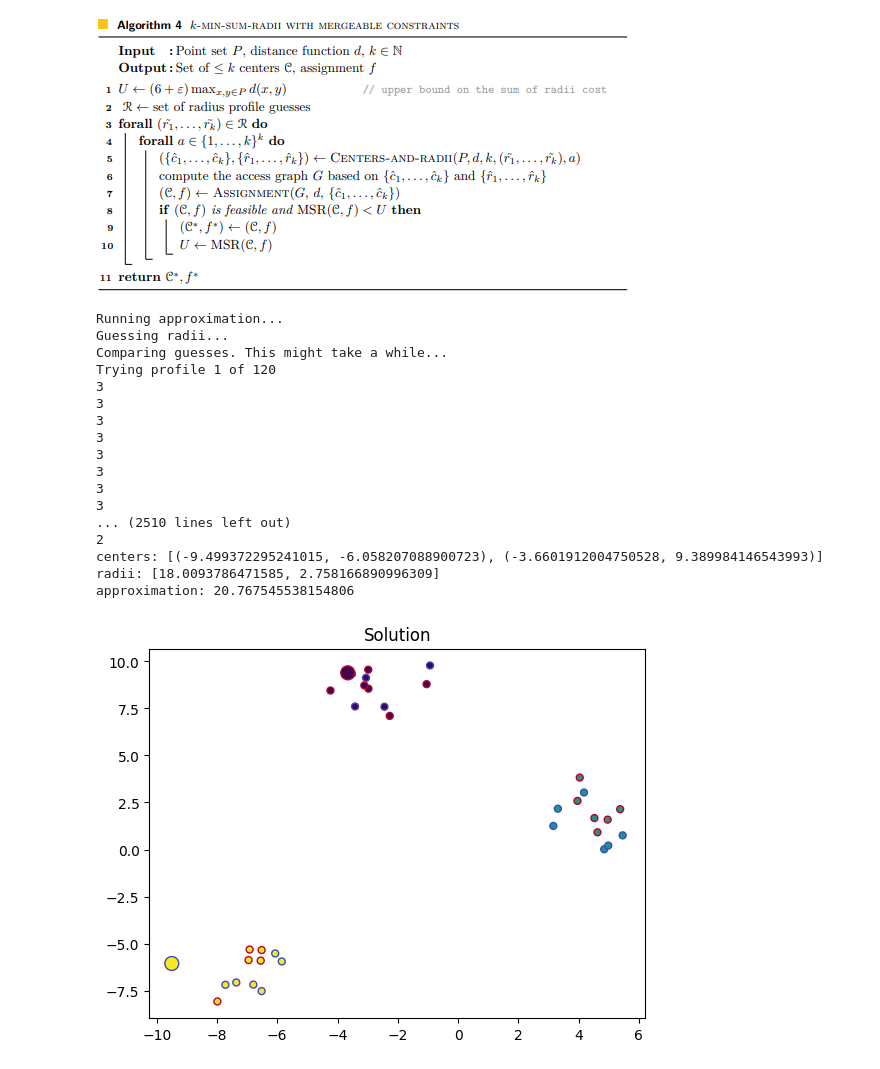
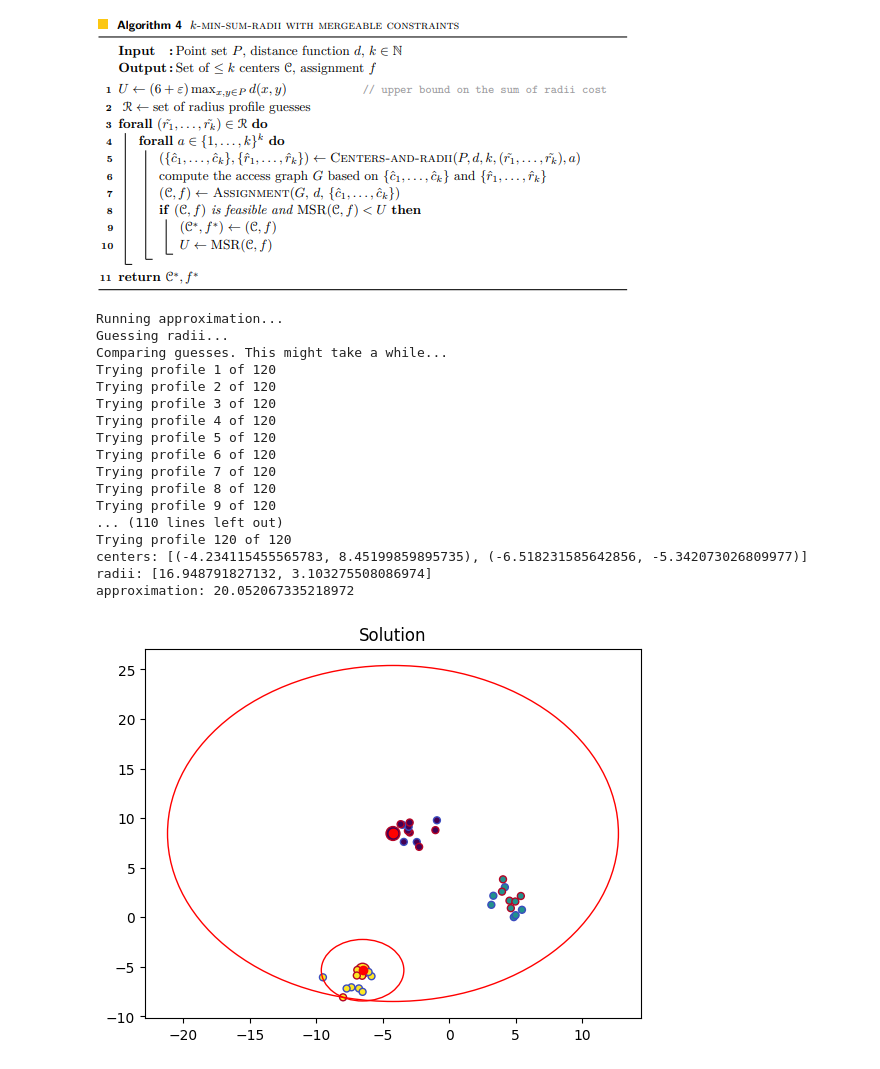
Before and after one commit to TheTree27/fair-kMSR, a Jupyter notebook: fkmsr.ipynb, the cells around one changed output. Saved outputs shown, nothing was run; the diff lists cells and outputs as text; code cells hidden in the pictures.

```diff
--- a/fkmsr.ipynb
+++ b/fkmsr.ipynb
@@ -149,0 +139,6 @@ For an upper bound of possible radii, we approximate a kmsr solution
+# %%
+def get_approximation(points, k, subset_membership):
+    kcenter = fk.Fairkcenter(n_clusters=k)
+    kcenter.fit(X=points,
+                col=subset_membership)
+    return kcenter.cluster_centers_
@@ -194,7 +179,7 @@ def guessing_radii(points, k):
     # first we need to guess the largest radius, to decrease our guessing interval from there
     # for that we need an estimated k center solution as upper bound
 
-    k_center = gonzalez(points, k) # 2 approximation
+    k_center = get_approximation(points, k, subset_membership) # 2 approximation
 
     epsilon = 0.5 # use lower epsilon for more (and more precise), but slower results
     k_center_radii = get_radii(points, k_center)
@@ -224,8 +209,8 @@ def guessing_radii(points, k):
     return possible_radii_profiles
 
 
-# as can be observed, this algorithm does not have to produce k radii per profile. however later on, only the k radii that minimize the objective function will be selected
-solution = guessing_radii([[1,1], [1,2], [1,3], [1,4], [2,1], [2,2], [2,3], [2,4]], 4)
+# as might be observed, this algorithm can produce more than k radii per profile. however later on, only the k radii that minimize the objective function will be selected
+solution = guessing_radii(points, k)
 for profile in solution:
      print(profile)
 # %% [output]
@@ -438,23 +420,28 @@ Running approximation...
 Guessing radii...
 Comparing guesses. This might take a while...
 Trying profile 1 of 120
-3
-3
-3
-3
-3
-3
-3
-3
-... (2510 lines left out)
-2
-centers: [(-9.499372295241015, -6.058207088900723), (-3.6601912004750528, 9.389984146543993)]
-radii: [18.0093786471585, 2.758166890996309]
-approximation: 20.767545538154806
+Trying profile 2 of 120
+Trying profile 3 of 120
+Trying profile 4 of 120
+Trying profile 5 of 120
+Trying profile 6 of 120
+Trying profile 7 of 120
+Trying profile 8 of 120
+Trying profile 9 of 120
+... (110 lines left out)
+Trying profile 120 of 120
+centers: [(-4.234115455565783, 8.45199859895735), (-6.518231585642856, -5.342073026809977)]
+radii: [16.948791827132, 3.103275508086974]
+approximation: 20.052067335218972
 # %%
+fig, ax = plt.subplots()
 plt.title("Solution")
 sizes = [100 if tuple(point) in map(tuple, final_centers) else 25 for point in points]
 plt.scatter(points[:, 0], points[:, 1], marker='o',c=cluster_membership, s=sizes, edgecolor=edge_colors)
+for center, radius in zip(final_centers, final_radii):
+        circle = plt.Circle(center, radius, color='red', fill=False, linewidth=1)
+        ax.add_patch(circle)
+        ax.plot(*center, 'ro')
 plt.show()
 # %% [output]
-[figure, old version]
+[figure, new version]
```
Also changed, not shown: parts of 22 cells of this notebook.
